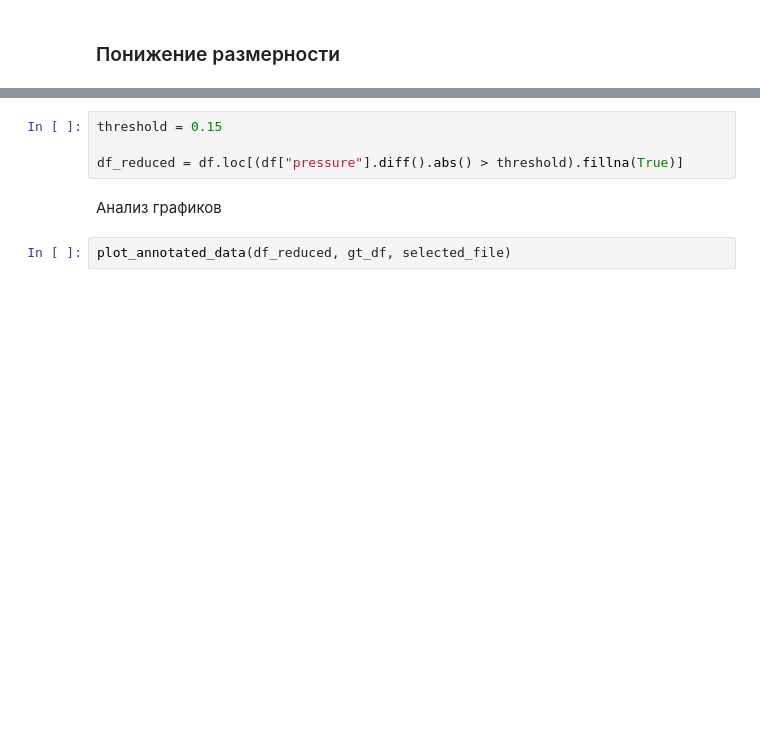
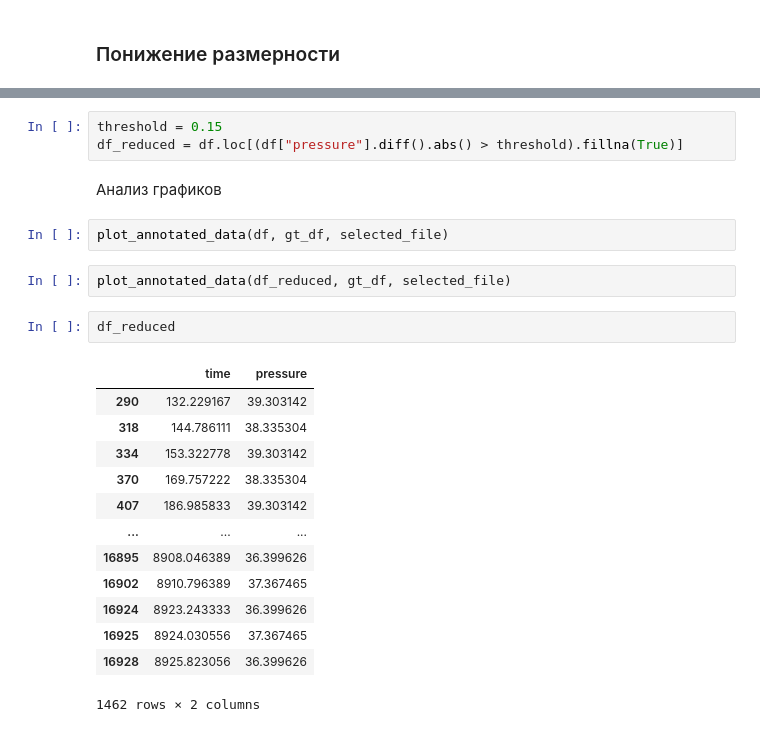
Before and after one commit to F1ameX/2025_Siam-ML-Hack, a Jupyter notebook: notebooks/EDA_mki.ipynb, the cells around one changed output, grey strips where cells are left out. Cells and saved outputs as stored; diff of their text form; blank space fills up the shorter version.

```diff
--- a/notebooks/EDA_mki.ipynb
+++ b/notebooks/EDA_mki.ipynb
@@ -82,8 +155,25 @@ Min diff: 0.0
 # %%
 threshold = 0.15
-
 df_reduced = df.loc[(df["pressure"].diff().abs() > threshold).fillna(True)]
 # %% [markdown]
 Анализ графиков
+# %%
+plot_annotated_data(df, gt_df, selected_file)
 # %%
 plot_annotated_data(df_reduced, gt_df, selected_file)
+# %%
+df_reduced
+# %% [output]
+|  | time | pressure |
+| 290 | 132.229167 | 39.303142 |
+| 318 | 144.786111 | 38.335304 |
+| 334 | 153.322778 | 39.303142 |
+| 370 | 169.757222 | 38.335304 |
+| 407 | 186.985833 | 39.303142 |
+| ... | ... | ... |
+| 16895 | 8908.046389 | 36.399626 |
+| 16902 | 8910.796389 | 37.367465 |
+| 16924 | 8923.243333 | 36.399626 |
+| 16925 | 8924.030556 | 37.367465 |
+| 16928 | 8925.823056 | 36.399626 |
+1462 rows × 2 columns
```
Also changed, not shown: parts of 14 cells of this notebook.
